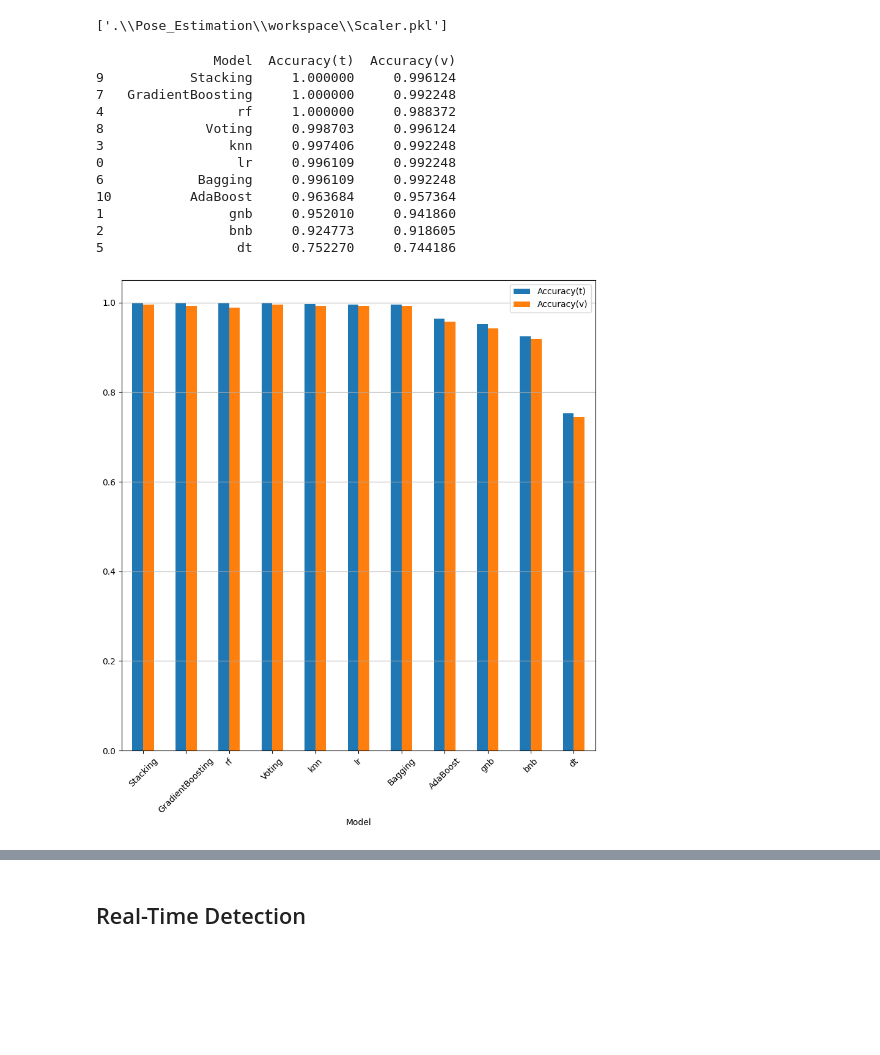
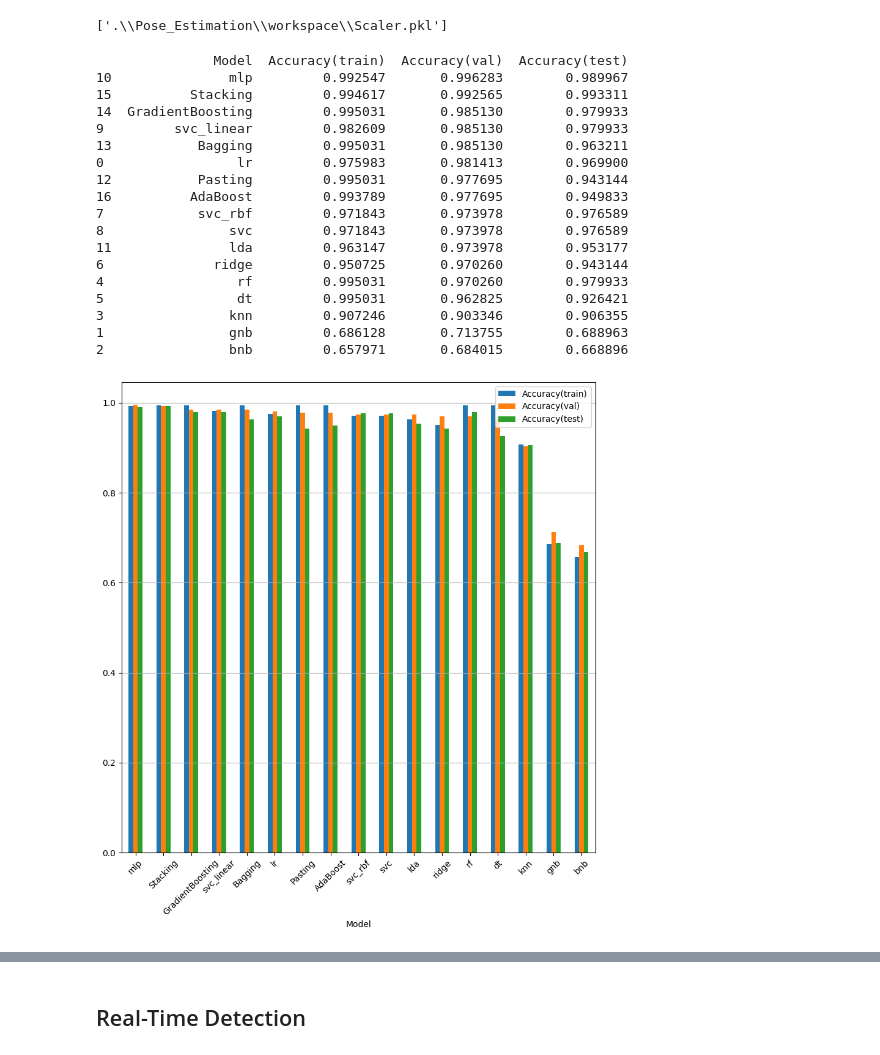
Before and after one commit to Omar-Mohammed-Ibrahim007/Pose_Estimation_Hand_Sign_Language, a Jupyter notebook: sign_language_pose_estimation.ipynb, the cells around one changed output, grey strips where cells are left out. Saved outputs shown, nothing was run; the diff lists cells and outputs as text; code cells hidden in the pictures; blank space fills up the shorter version.

```diff
--- a/sign_language_pose_estimation.ipynb
+++ b/sign_language_pose_estimation.ipynb
@@ -111,7 +108,7 @@ videos = os.listdir(dataset_dir)
 classes = [v.replace("Hand_Sign_Language_", "").split('.')[0] for v in videos]
 
 # FIX: label map must be based on class, not filename
-label_map = {v: i for i, v in enumerate(videos)}
+label_map = {video_name: class_num for class_num, video_name in enumerate(videos)}
 
 print(classes)
 print(label_map)
@@ -138,7 +135,7 @@ landmarker = HandLandmarker.create_from_options(options)
 # CONSTANTS
 # -----------------------------
 MAX_HANDS = 1
-LM_SIZE = 21 * 3
+LM_SIZE = 21 * 2 #(x, y, z) for each of the 21 landmarks
 FEATURE_SIZE = MAX_HANDS * LM_SIZE
 
 # -----------------------------
@@ -146,7 +143,7 @@ FEATURE_SIZE = MAX_HANDS * LM_SIZE
 # -----------------------------
 def extract_video_frames(video_name, skip_rate=1):
 
-    # ✅ CREATE NEW LANDMARKER HERE (means it know there is new video with new hand signs)
+    #  CREATE NEW LANDMARKER HERE (means it know there is new video with new hand signs)
     landmarker = HandLandmarker.create_from_options(options)
 
     path = os.path.join(dataset_dir, video_name)
@@ -166,7 +163,7 @@ def extract_video_frames(video_name, skip_rate=1):
         if not ret:
             break
 
-        if frame_idx % skip_rate != 0:
+        if frame_idx % skip_rate != 0: # skip to ensure all frames has difference
             frame_idx += 1
             timestamp += time_step
             continue
@@ -178,17 +175,17 @@ def extract_video_frames(video_name, skip_rate=1):
             data=rgb
         )
 
-        # ✅ NOW SAFE (fresh landmarker)
+        #  NOW SAFE (fresh landmarker)
         result = landmarker.detect_for_video(mp_image, timestamp)
         timestamp += time_step
 
         hands_data = [[0] * LM_SIZE for _ in range(MAX_HANDS)]
 
         if result.hand_landmarks:
-            for i, hand in enumerate(result.hand_landmarks[:MAX_HANDS]):
+            for i, hand in enumerate(result.hand_landmarks[:MAX_HANDS]): # If u need more than 1 hand, increase MAX_HANDS and adjust the code accordingly
                 lm_list = []
                 for lm in hand:
-                    lm_list.extend([lm.x, lm.y, lm.z])
+                    lm_list.extend([lm.x, lm.y]) # add new  x, y  to next column or feature from 42 But Better to decrease dimensionality by 2*21 instead of 3*21 (x, y, z) because z is not very useful for 2D video data
                 hands_data[i] = lm_list
 
         frame_vector = []
@@ -433,18 +448,18 @@ data_input.shape
 
 from sklearn.model_selection import train_test_split
 X, X_test, y, y_test = train_test_split(
-    data_input, data_output, test_size=0.25, random_state=0
+    data_input, data_output, test_size=0.10, random_state=0, stratify=data_output, shuffle=True
 )
 
 X_train, X_val, y_train, y_val = train_test_split(
-    X, y, test_size=0.25, random_state=0
+    X, y, test_size=0.10, random_state=0, stratify=y, shuffle=True
 )
 # %% [markdown]
 ### Feature Scaling / Normalization
 # %%
 from sklearn.preprocessing import StandardScaler ,RobustScaler,MinMaxScaler
 
-scaler = StandardScaler()
+scaler = RobustScaler() # robust with outliers, standard for normal distribution, minmax for normalization
 
 X_train = scaler.fit_transform(X_train)  # fit ONLY on train
 X_test = scaler.transform(X_test)        # transform test
@@ -552,11 +588,11 @@ for modell in models + ensemble_models:
 
         accuracy_tra,accuracy_val = eval_model(model, X_train, y_train, X_val, y_val)
         trained_models.append((name,model))
-        model_accuracies.append((name, (accuracy_tra,accuracy_val)))
+        model_accuracies.append((name, (accuracy_tra,accuracy_val,accuracy_score(y_test, y_pred))))
 
 
         print("---------------------------------------")
-        print("Accuracy:", (accuracy_tra,accuracy_val))
+        print(f"{name} Accuracy:", (accuracy_tra,accuracy_val))
         print(classification_report(y_test, y_pred))
 
         cm = confusion_matrix(y_test, y_pred)
@@ -670,30 +706,37 @@ joblib.dump(scaler, '.\\Pose_Estimation\\workspace\\Scaler.pkl')
 # %%
 results=[]
 
 i=0
 for name,acc in model_accuracies:
-    results.append((name,acc[0],acc[1],))
+
+    results.append((name,acc[0],acc[1],acc[2]))
     i+=1
 
 results = pd.DataFrame(results)
-results.columns=['Model','Accuracy(t)','Accuracy(v)']
-results.sort_values(by='Accuracy(t)',ascending=False,inplace=True)
+results.columns=['Model','Accuracy(train)','Accuracy(val)','Accuracy(test)']
+results.sort_values(by='Accuracy(val)',ascending=False,inplace=True)
 print (results)
-results.plot.bar(x='Model', y=['Accuracy(t)',"Accuracy(v)"], figsize=(10, 10))
+results.plot.bar(x='Model', y=['Accuracy(train)',"Accuracy(val)",'Accuracy(test)'], figsize=(10, 10))
 plt.xticks(rotation=45)
 plt.grid(axis='y')
 plt.show()
 # %% [output]
-               Model  Accuracy(t)  Accuracy(v)
-9           Stacking     1.000000     0.996124
-7   GradientBoosting     1.000000     0.992248
-4                 rf     1.000000     0.988372
-8             Voting     0.998703     0.996124
-3                knn     0.997406     0.992248
-0                 lr     0.996109     0.992248
-6            Bagging     0.996109     0.992248
-10          AdaBoost     0.963684     0.957364
-1                gnb     0.952010     0.941860
-2                bnb     0.924773     0.918605
-5                 dt     0.752270     0.744186
+               Model  Accuracy(train)  Accuracy(val)  Accuracy(test)
+10               mlp         0.992547       0.996283        0.989967
+15          Stacking         0.994617       0.992565        0.993311
+14  GradientBoosting         0.995031       0.985130        0.979933
+9         svc_linear         0.982609       0.985130        0.979933
+13           Bagging         0.995031       0.985130        0.963211
+0                 lr         0.975983       0.981413        0.969900
+12           Pasting         0.995031       0.977695        0.943144
+16          AdaBoost         0.993789       0.977695        0.949833
+7            svc_rbf         0.971843       0.973978        0.976589
+8                svc         0.971843       0.973978        0.976589
+11               lda         0.963147       0.973978        0.953177
+6              ridge         0.950725       0.970260        0.943144
+4                 rf         0.995031       0.970260        0.979933
+5                 dt         0.995031       0.962825        0.926421
+3                knn         0.907246       0.903346        0.906355
+1                gnb         0.686128       0.713755        0.688963
+2                bnb         0.657971       0.684015        0.668896
-[figure, old version]
+[figure, new version]
```
Also changed, not shown: parts of 21 cells of this notebook, 15 other files.
